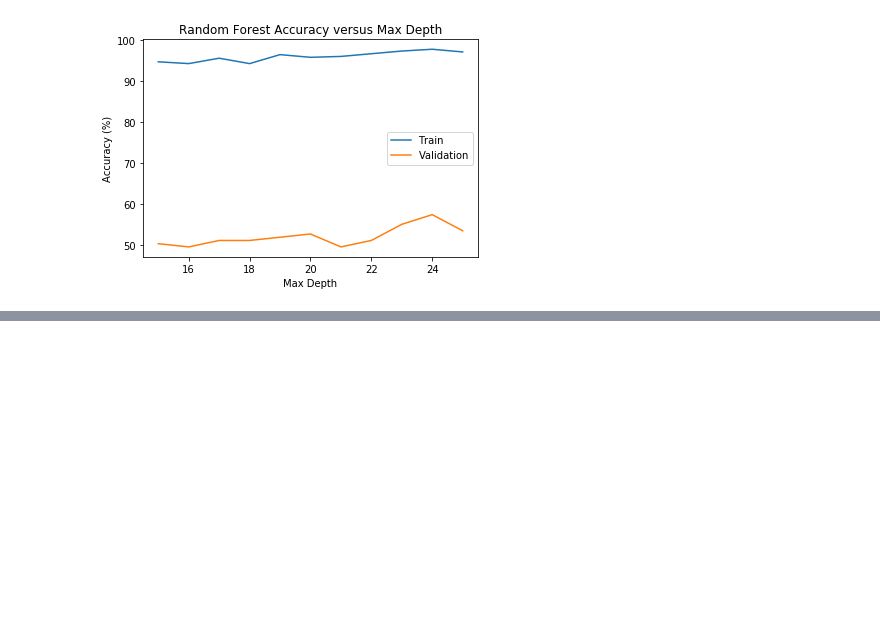
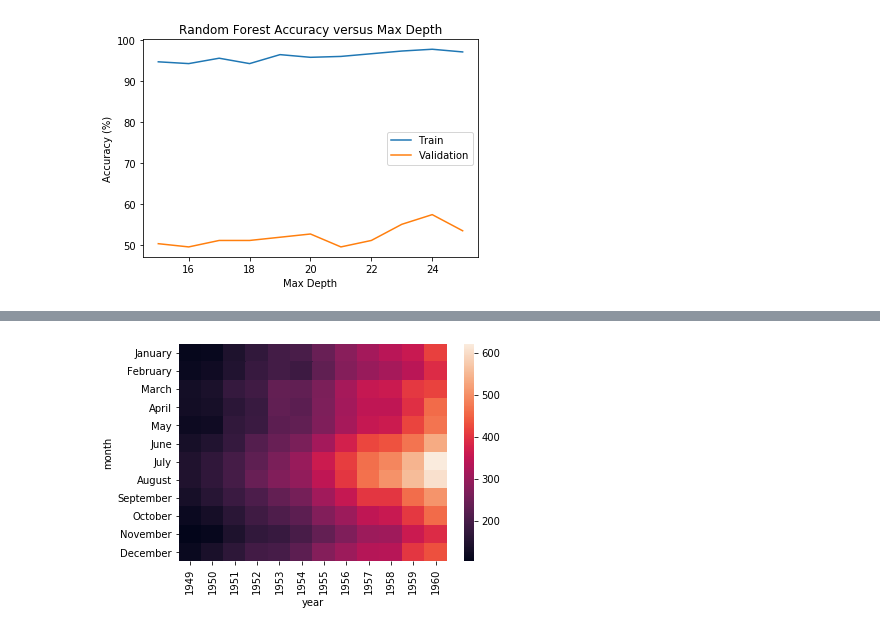
Before and after one commit to mixerupper/nlp-poetry-authorship, a Jupyter notebook: code/03-notebooks/02-random-forest.ipynb, the cells around one changed output, grey strips where cells are left out. Drawn from its saved outputs; the diff is of its cells as text; code cells hidden in the pictures; blank space fills up the shorter version.

```diff
--- a/code/03-notebooks/02-random-forest.ipynb
+++ b/code/03-notebooks/02-random-forest.ipynb
@@ -86,0 +124,8 @@ Maximum validation accuracy, 57.48% found at max depth of 24.
+# %%
+raw_flights = sn.load_dataset("flights")
+
+flights = raw_flights.pivot("month", "year", "passengers")
+
+ax = sn.heatmap(flights)
+# %% [output]
+[figure, added]
```
Also changed, not shown: parts of 8 cells of this notebook.
